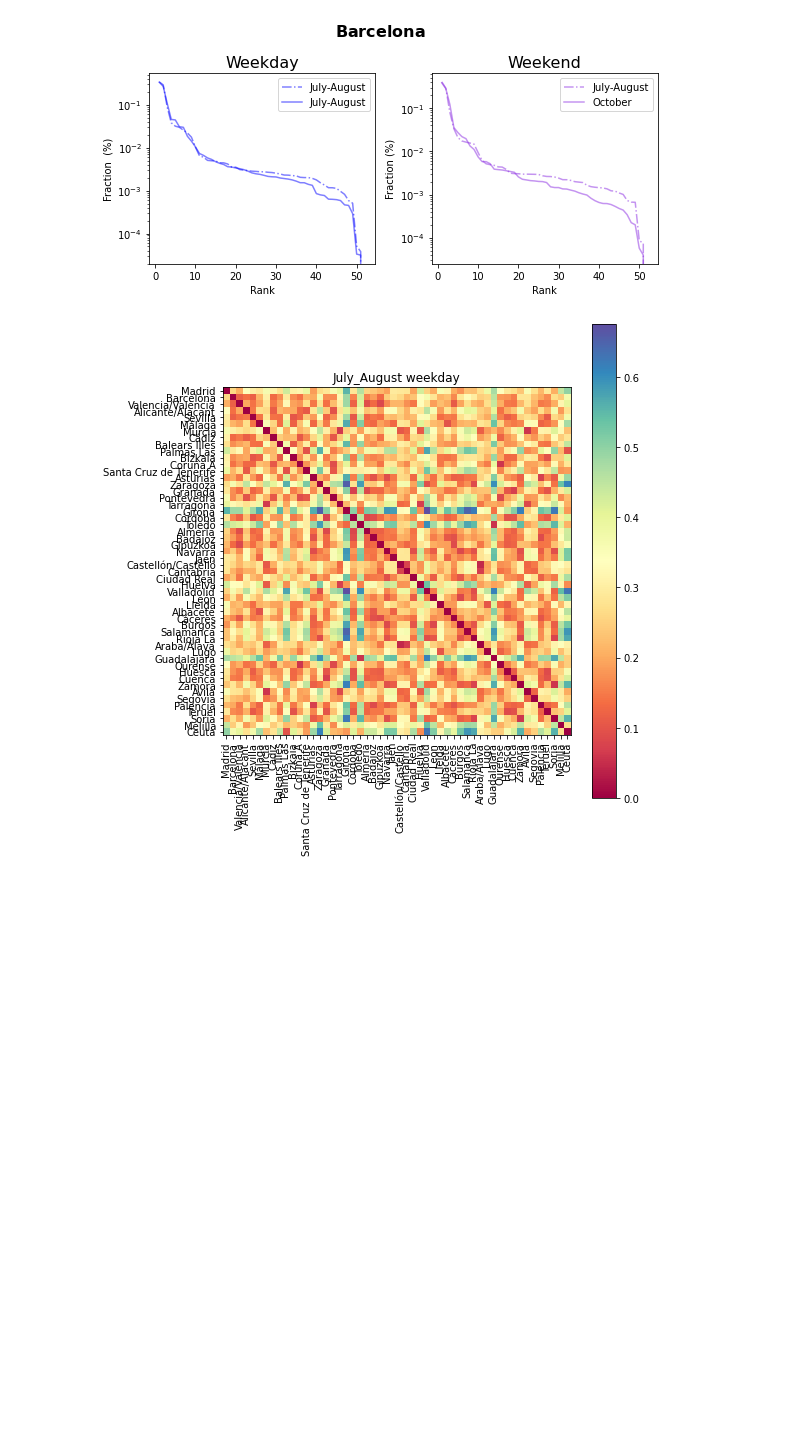
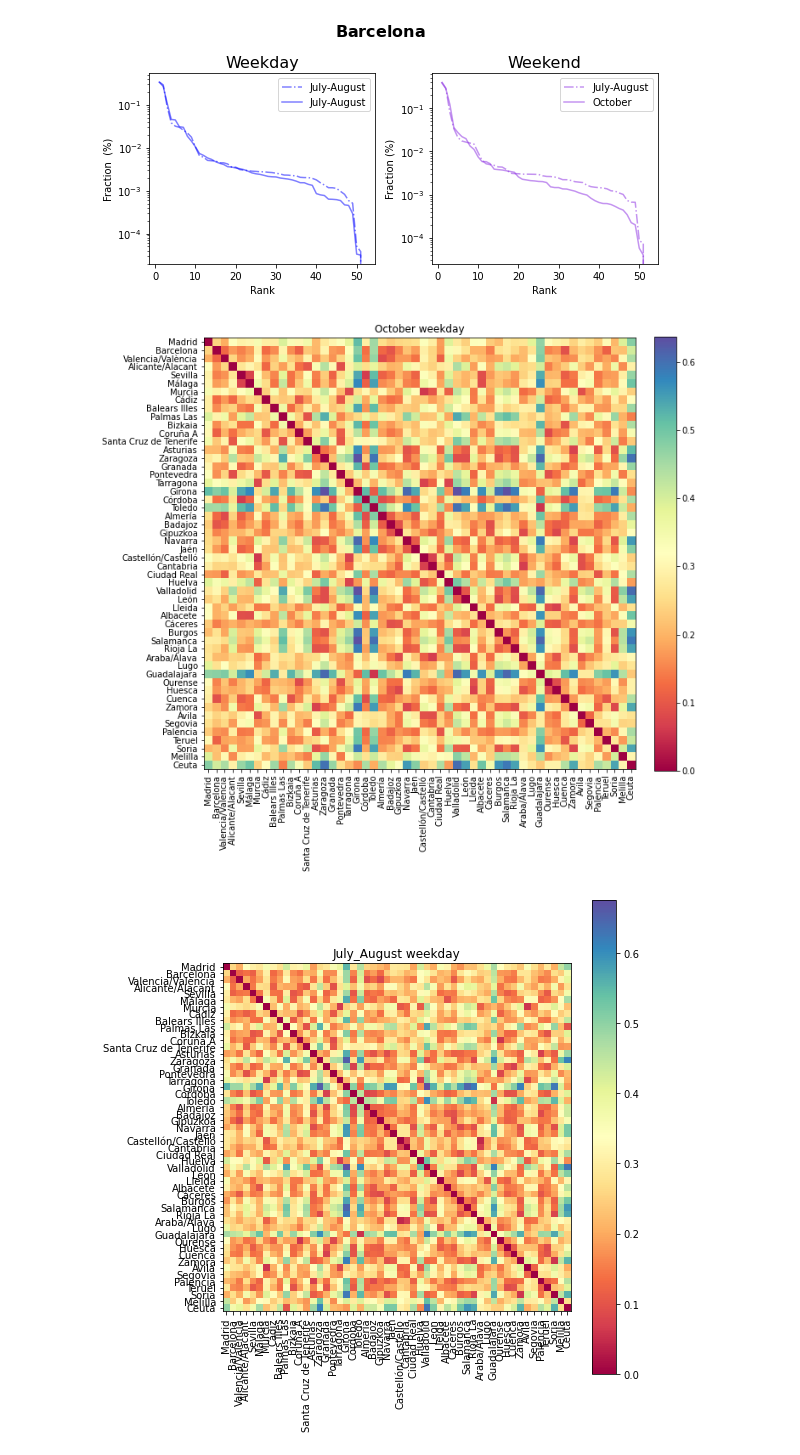
Before and after one commit to maryamastero/Mobility_Network, a Jupyter notebook: final_spanish_mobility.ipynb, the cells around one changed output. Cells and saved outputs as stored; diff of their text form; code cells hidden in the pictures; blank space fills up the shorter version.

```diff
--- a/final_spanish_mobility.ipynb
+++ b/final_spanish_mobility.ipynb
@@ -433,12 +433,18 @@ def get_distance_matrix_ordered(df_truth, ordered):
 def plot_distance_matrix_ordered(dist_mat, ordered, title, size):
     plt.figure(figsize=size)
     plt.imshow(dist_mat, cmap='Spectral')
-    plt.colorbar()
+    plt.colorbar(fraction=0.046, pad=0.04)
     plt.xticks(range(0,len(ordered)), [dict_ine_name[code] for code in ordered], rotation=90)
     plt.yticks(range(0,len(ordered)), [dict_ine_name[code] for code in ordered])
     plt.title(title)
     plt.tight_layout()
-    plt.savefig(f'./plots/pop_sorted_{title}.pdf',bbox_inches='tight' )
+    plt.savefig(f's_pop_sorted_{title}.pdf',bbox_inches='tight' )
+# %%
+title_name ='October weekday'
+
+plot_distance_matrix_ordered(get_distance_matrix_ordered(all_dfs[1], sort_by_pop), sort_by_pop, title_name, (10,10))
+# %% [output]
+[figure, added]
 # %%
 titles = ['July_August weekday','October weekday','July_August weekend','October weekend']
 size = (8,8)
```
Also changed, not shown: parts of 6 cells of this notebook.
